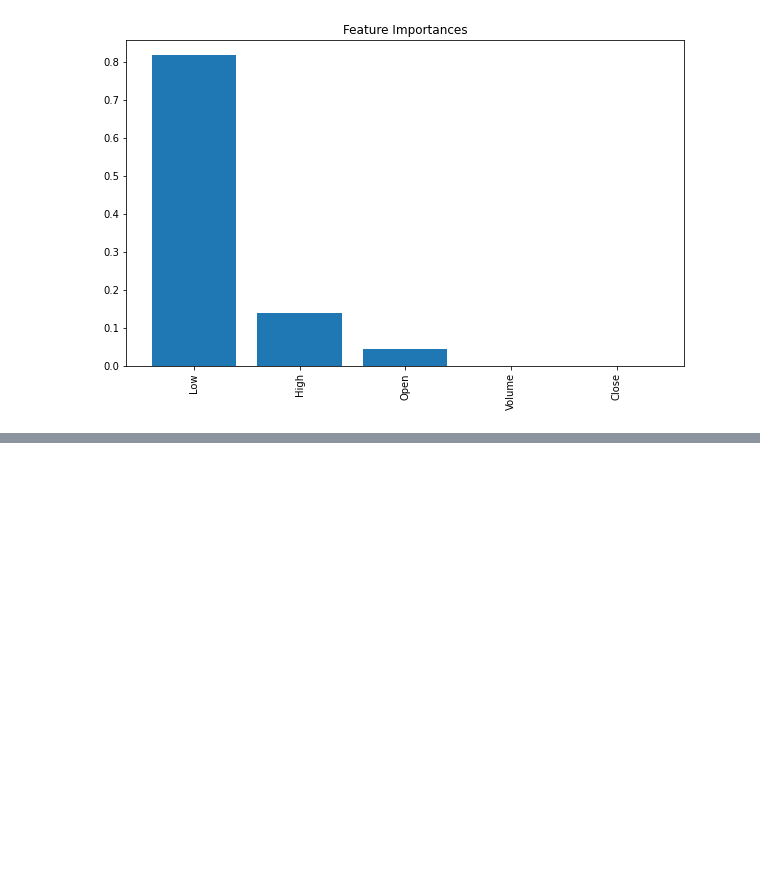
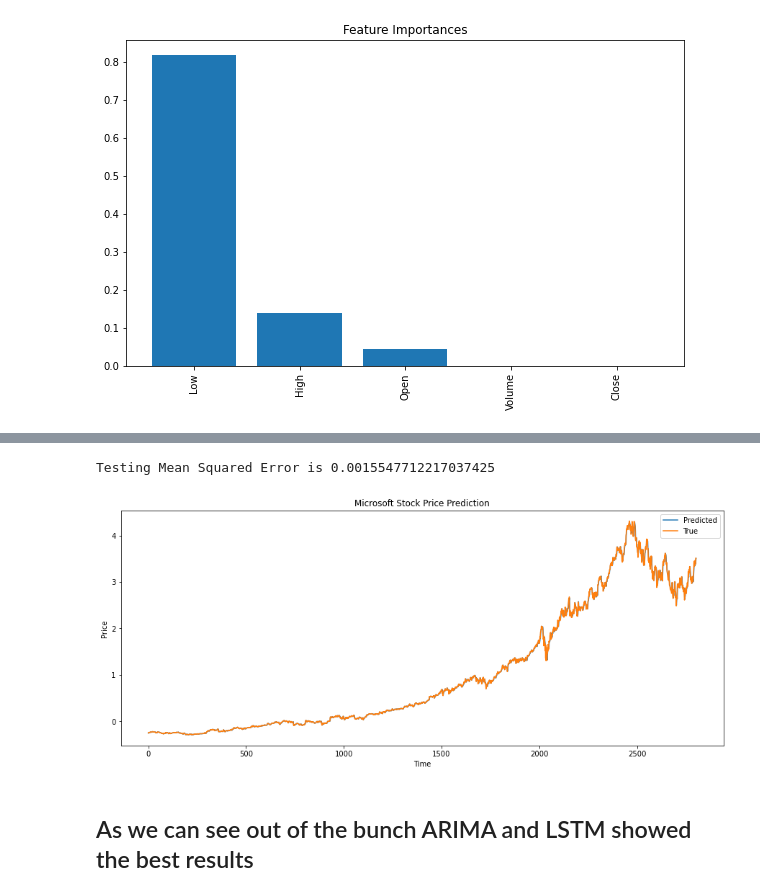
Before and after one commit to yeva-190/Stock_price_prediction, a Jupyter notebook: stock_price_prediction.ipynb, the cells around one changed output, grey strips where cells are left out. Saved outputs shown, nothing was run; the diff lists cells and outputs as text; code cells hidden in the pictures; blank space fills up the shorter version.

```diff
--- a/stock_price_prediction.ipynb
+++ b/stock_price_prediction.ipynb
@@ -466,0 +494,33 @@ plt.show()
+# %%
+train_data, test_data = df[0:int(len(df)*0.7)], df[int(len(df)*0.7):]
+training_data = train_data['Close'].values
+test_data = test_data['Close'].values
+history = [x for x in training_data]
+model_predictions = []
+N_test_observations = len(test_data)
+for time_point in range(N_test_observations):
+    model = sm.tsa.arima.ARIMA(history, order=(4,1,0))
+    model_fit = model.fit()
+    output = model_fit.forecast()
+    yhat = output[0]
+    model_predictions.append(yhat)
+    true_test_value = test_data[time_point]
+    history.append(true_test_value)
+MSE_error = mean_squared_error(test_data, model_predictions)
+print('Testing Mean Squared Error is {}'.format(MSE_error))
+# %% [output]
+Testing Mean Squared Error is 0.0015547712217037425
+# %%
+import matplotlib.pyplot as plt
+plt.figure(figsize=(15,6))
+plt.plot(model_predictions, label='Predicted')
+plt.plot(test_data, label='True')
+plt.legend()
+plt.title('Microsoft Stock Price Prediction')
+plt.xlabel('Time')
+plt.ylabel('Price')
+plt.show()
+# %% [output]
+[figure, added]
+# %% [markdown]
+## As we can see out of the bunch ARIMA and LSTM showed the best results
```
Also changed, not shown: parts of 4 cells of this notebook, 1 other file.
